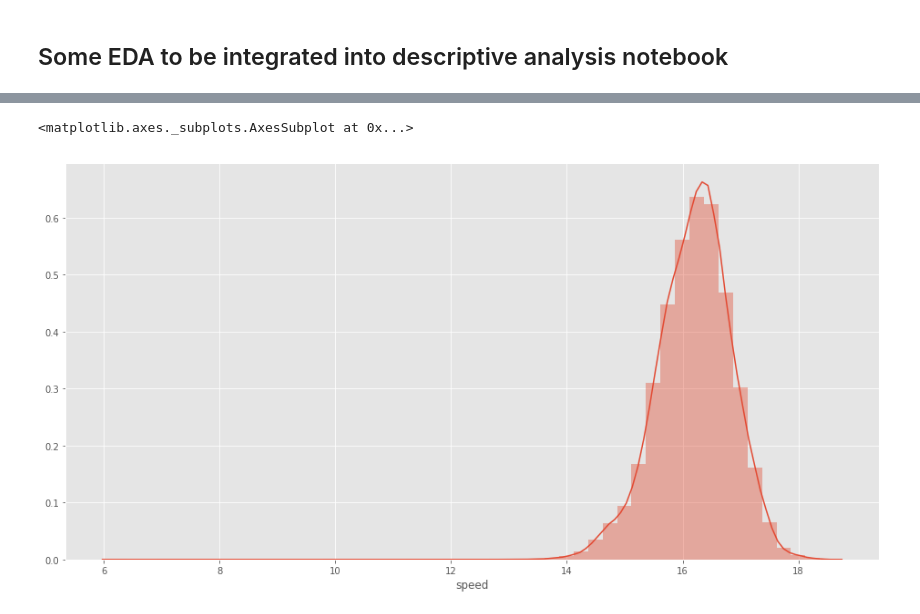
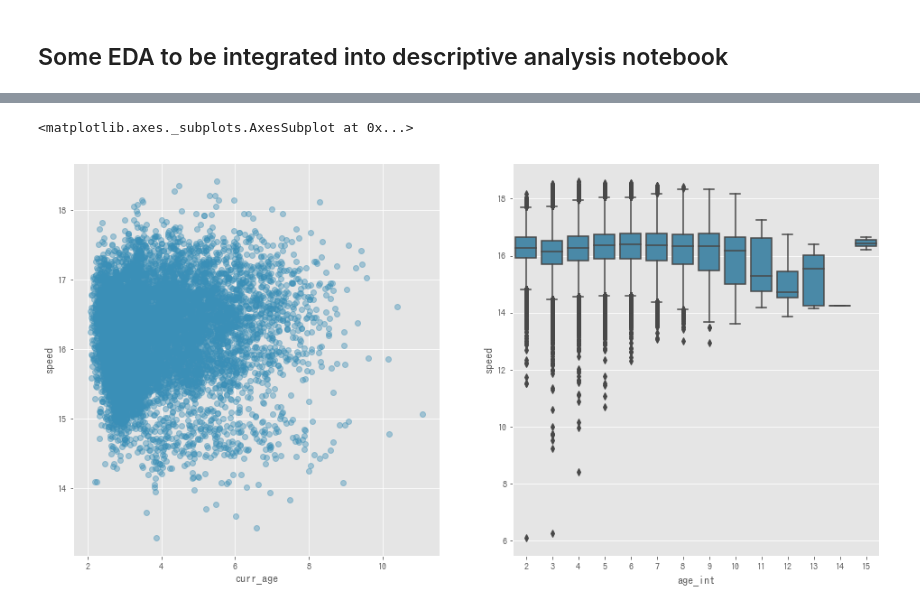
Before and after one commit to terryluzj/ba-fyp-sports-analytics, a Jupyter notebook: analysis/predictive.ipynb, the cells around one changed output, grey strips where cells are left out. Drawn from its saved outputs; the diff is of its cells as text; code cells hidden in the pictures.

```diff
--- a/analysis/predictive.ipynb
+++ b/analysis/predictive.ipynb
@@ -5,6 +5,11 @@ import numpy as np
 import pandas as pd
 import re
 import seaborn as sns
+
+def normalize_by_first(lst):
+    # Normalize by the first value
+    first = lst[0]
+    return list(map(lambda x: 1 + (x - first) / first, lst))
 
 # Set some specs for plotting
 %matplotlib inline
@@ -19,5 +24,6 @@ individual_df = pd.read_csv('data/individual.csv', low_memory=False, index_col=0
 trainer_df = pd.read_csv('data/trainer.csv', low_memory=False, index_col=0)
 jockey_df = pd.read_csv('data/jockey.csv', low_memory=False, index_col=0)
 horse_race_df = pd.read_csv('data/horse_race.csv', low_memory=False, index_col=0)
+horse_race_df['age_int'] = horse_race_df['sex_age'].apply(lambda x: re.search(r'\d+', x).group(0)).astype(int)
 # %% [markdown]
 ## Some EDA to be integrated into descriptive analysis notebook
@@ -43,5 +30,10 @@ time_age.sample(n=1000).plot(x='curr_age', y='speed')
-# %%
-sns.distplot(time_age['speed'])
-# %% [output]
-<matplotlib.axes._subplots.AxesSubplot at 0x...>
-[figure, removed]
+# %%
+fig, ax = plt.subplots(1, 2)
+time_age = horse_race_df.loc[:, ['horse_id', 'run_time', 'distance', 'curr_age', 'age_int']]
+time_age['speed'] = time_age['distance'] / time_age['run_time']
+sns.regplot(x='curr_age', y='speed', data=time_age.sample(n=10000), fit_reg=False,
+            color='#3A8FB7', ax=ax[0], scatter_kws={'alpha': .4})
+sns.boxplot(x='age_int', y='speed', data=time_age, color='#3A8FB7', ax=ax[1])
+# %% [output]
+<matplotlib.axes._subplots.AxesSubplot at 0x...>
+[figure, added]
```
Also changed, not shown: parts of 3 cells of this notebook.
